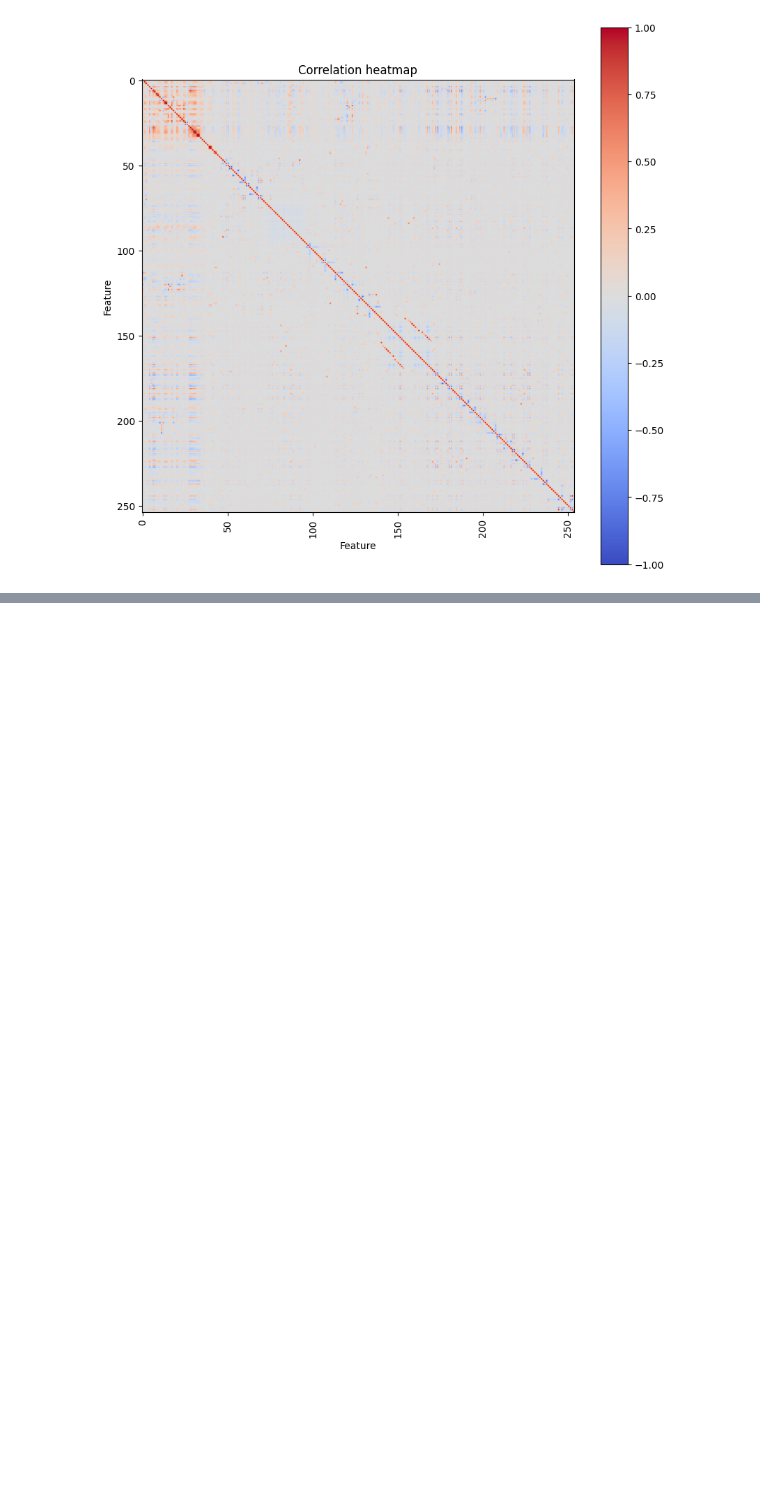
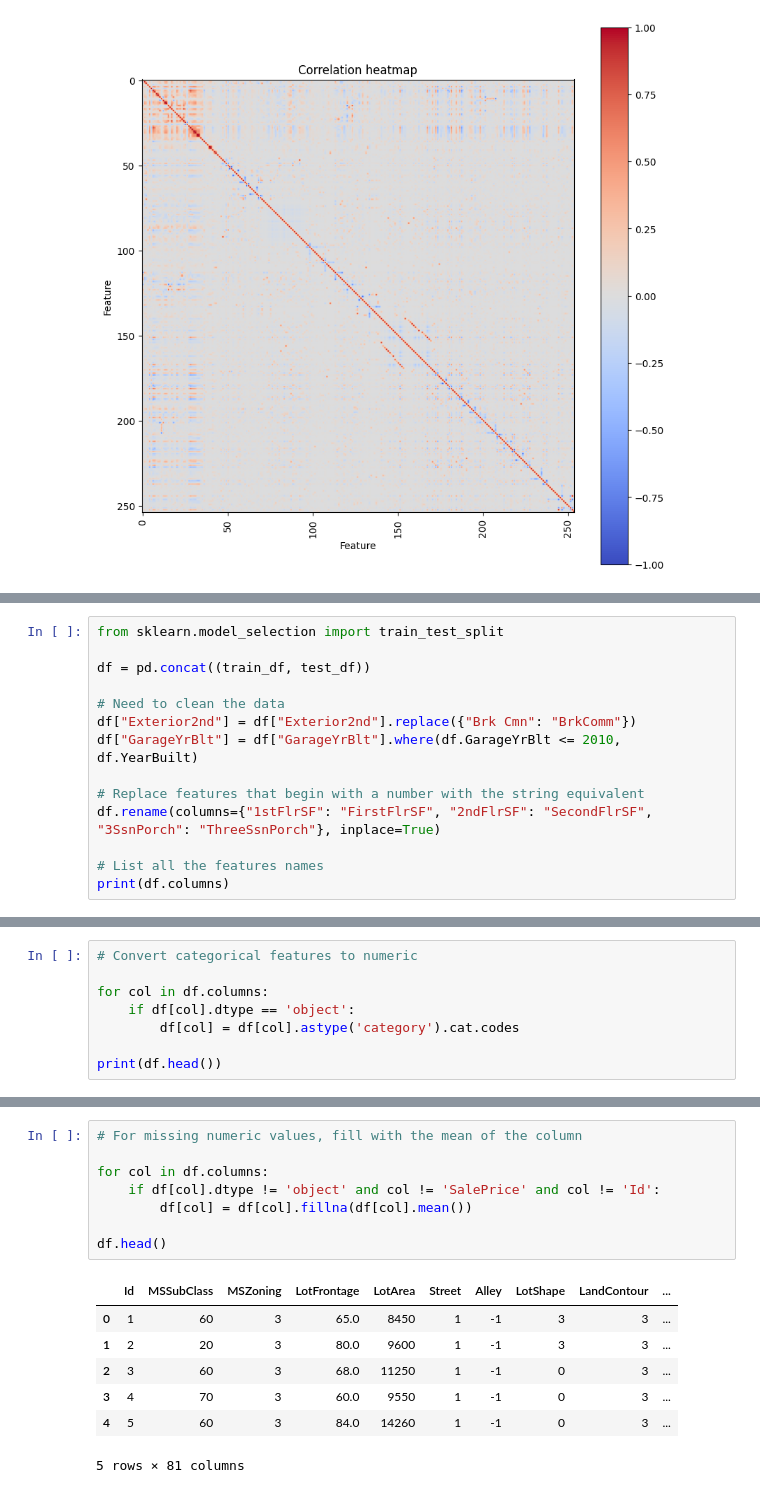
Before and after one commit to isaacj96/HousingMarket, a Jupyter notebook: house-prices-advanced-regression-techniques/main_derrick.ipynb, the cells around one changed output, grey strips where cells are left out. Cells and saved outputs as stored; diff of their text form; blank space fills up the shorter version.

```diff
--- a/house-prices-advanced-regression-techniques/main_derrick.ipynb
+++ b/house-prices-advanced-regression-techniques/main_derrick.ipynb
@@ -247,0 +346,14 @@ plt.show()
+# %%
+from sklearn.model_selection import train_test_split
+
+df = pd.concat((train_df, test_df))
+
+# Need to clean the data
+df["Exterior2nd"] = df["Exterior2nd"].replace({"Brk Cmn": "BrkComm"})
+df["GarageYrBlt"] = df["GarageYrBlt"].where(df.GarageYrBlt <= 2010, df.YearBuilt)
+
+# Replace features that begin with a number with the string equivalent
+df.rename(columns={"1stFlrSF": "FirstFlrSF", "2ndFlrSF": "SecondFlrSF", "3SsnPorch": "ThreeSsnPorch"}, inplace=True)
+
+# List all the features names
+print(df.columns)
@@ -247,0 +379,8 @@ plt.show()
+# %%
+# Convert categorical features to numeric
+
+for col in df.columns:
+    if df[col].dtype == 'object':
+        df[col] = df[col].astype('category').cat.codes
+
+print(df.head())
@@ -247,0 +405,16 @@ plt.show()
+# %%
+# For missing numeric values, fill with the mean of the column
+
+for col in df.columns:
+    if df[col].dtype != 'object' and col != 'SalePrice' and col != 'Id':
+        df[col] = df[col].fillna(df[col].mean())
+
+df.head()
+# %% [output]
+|  | Id | MSSubClass | MSZoning | LotFrontage | LotArea | Street | Alley | LotShape | LandContour | ... |
+| 0 | 1 | 60 | 3 | 65.0 | 8450 | 1 | -1 | 3 | 3 | ... |
+| 1 | 2 | 20 | 3 | 80.0 | 9600 | 1 | -1 | 3 | 3 | ... |
+| 2 | 3 | 60 | 3 | 68.0 | 11250 | 1 | -1 | 0 | 3 | ... |
+| 3 | 4 | 70 | 3 | 60.0 | 9550 | 1 | -1 | 0 | 3 | ... |
+| 4 | 5 | 60 | 3 | 84.0 | 14260 | 1 | -1 | 0 | 3 | ... |
+5 rows × 81 columns
```
Also changed, not shown: parts of 15 cells of this notebook.
